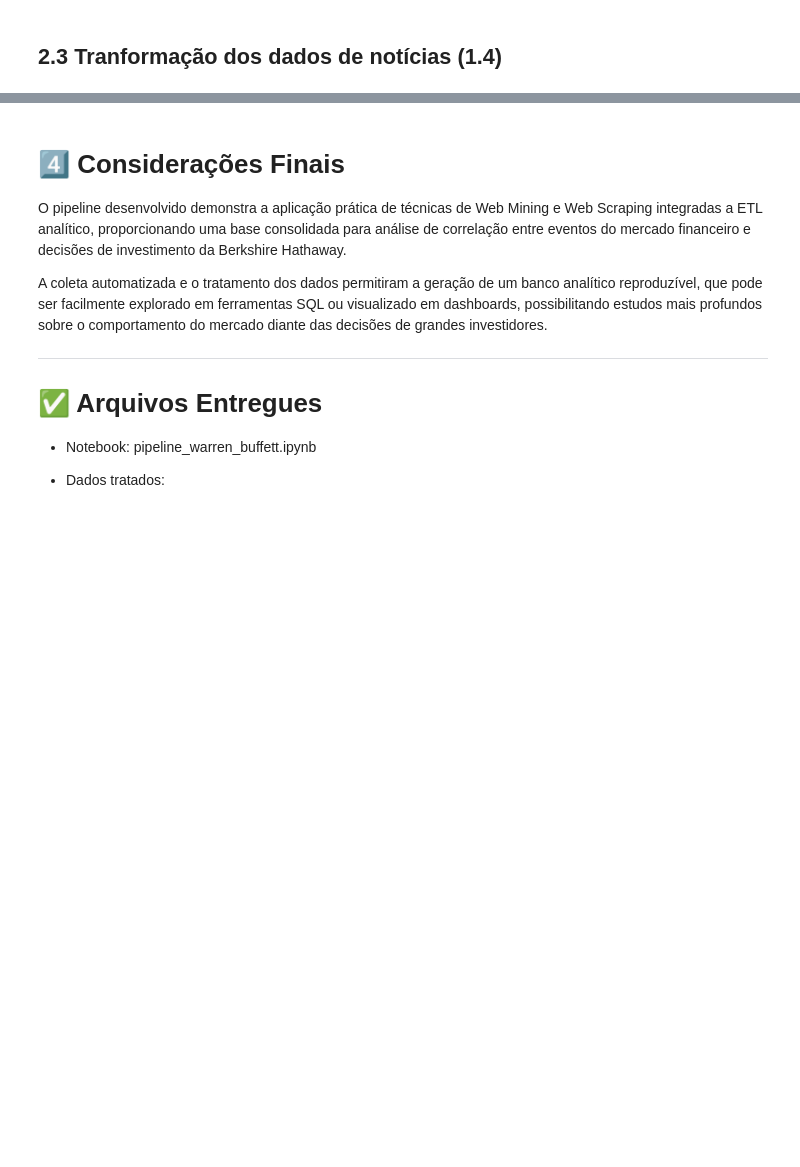
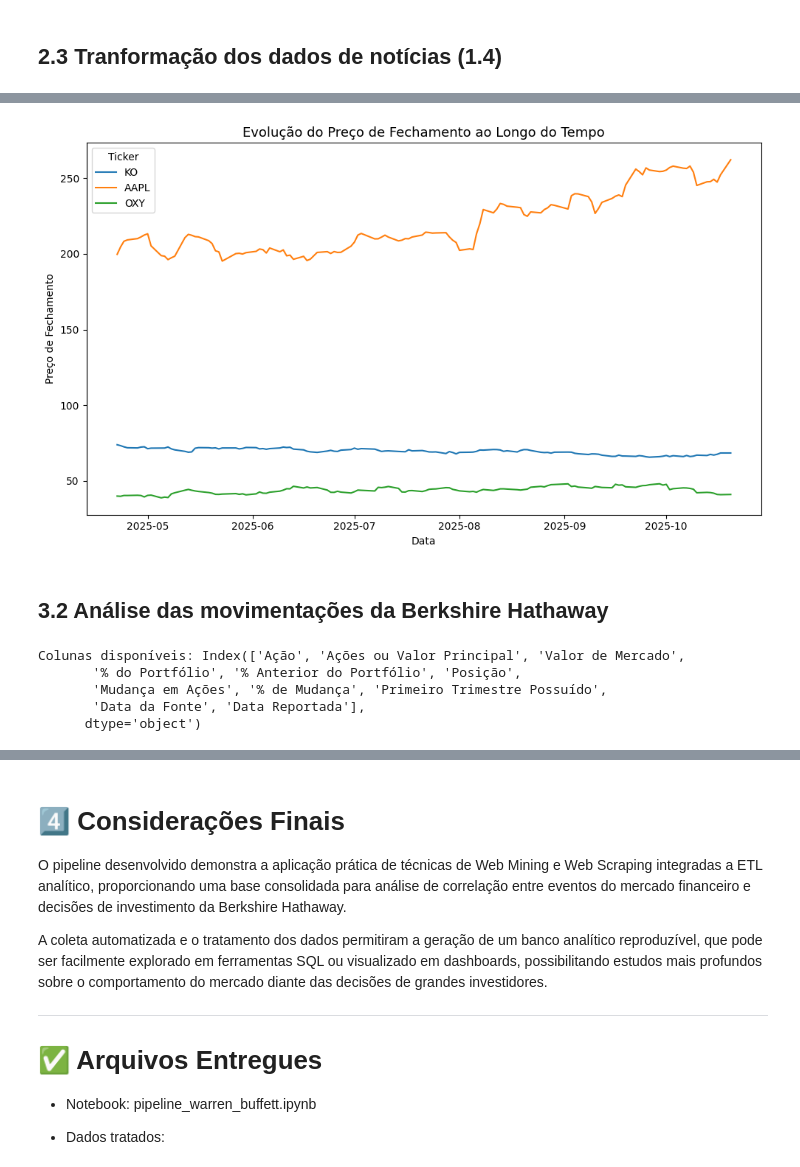
Before and after one commit to Andre2217/buffett-market-insights, a Jupyter notebook: TrabalhoDisciplina.ipynb, the cells around one changed output, grey strips where cells are left out. Saved outputs shown, nothing was run; the diff lists cells and outputs as text; code cells hidden in the pictures; blank space fills up the shorter version.

```diff
--- a/TrabalhoDisciplina.ipynb
+++ b/TrabalhoDisciplina.ipynb
@@ -586,0 +639,38 @@ Os arquivos finais gerados foram:
+# %%
+# Garantir que a coluna 'data' esteja em formato datetime
+df_stocks["data"] = pd.to_datetime(df_stocks["data"])
+
+# Ordenar por data (boa prática)
+df_stocks = df_stocks.sort_values("data")
+
+# Plotar gráfico de linhas
+plt.figure(figsize=(10,6))
+sns.lineplot(data=df_stocks, x="data", y="fechamento", hue="ticker", linewidth=1.5)
+plt.title("Evolução do Preço de Fechamento ao Longo do Tempo", fontsize=13)
+plt.xlabel("Data")
+plt.ylabel("Preço de Fechamento em dólar")
+plt.legend(title="Ticker")
+plt.tight_layout()
+
+# Salvar gráfico
+plt.savefig("outputs/outputsAnalise/graficos/evolucao_preco_fechamento.png", dpi=300)
+plt.show()
+# %% [output]
+[figure, added]
+# %% [markdown]
+## 3.2 Análise das movimentações da Berkshire Hathaway
+# %%
+# Garantir que o caminho de saída exista
+os.makedirs("outputs/outputsAnalise", exist_ok=True)
+
+# Carregar parquet
+df_berkshire = pd.read_parquet("data_clean/movimentacoesBerkshireHathaway_clean.parquet")
+
+# Verificar colunas
+print("Colunas disponíveis:", df_berkshire.columns)
+# %% [output]
+Colunas disponíveis: Index(['Ação', 'Ações ou Valor Principal', 'Valor de Mercado',
+       '% do Portfólio', '% Anterior do Portfólio', 'Posição',
+       'Mudança em Ações', '% de Mudança', 'Primeiro Trimestre Possuído',
+       'Data da Fonte', 'Data Reportada'],
+      dtype='object')
```
Also changed, not shown: parts of 16 cells of this notebook, 1 other file.
